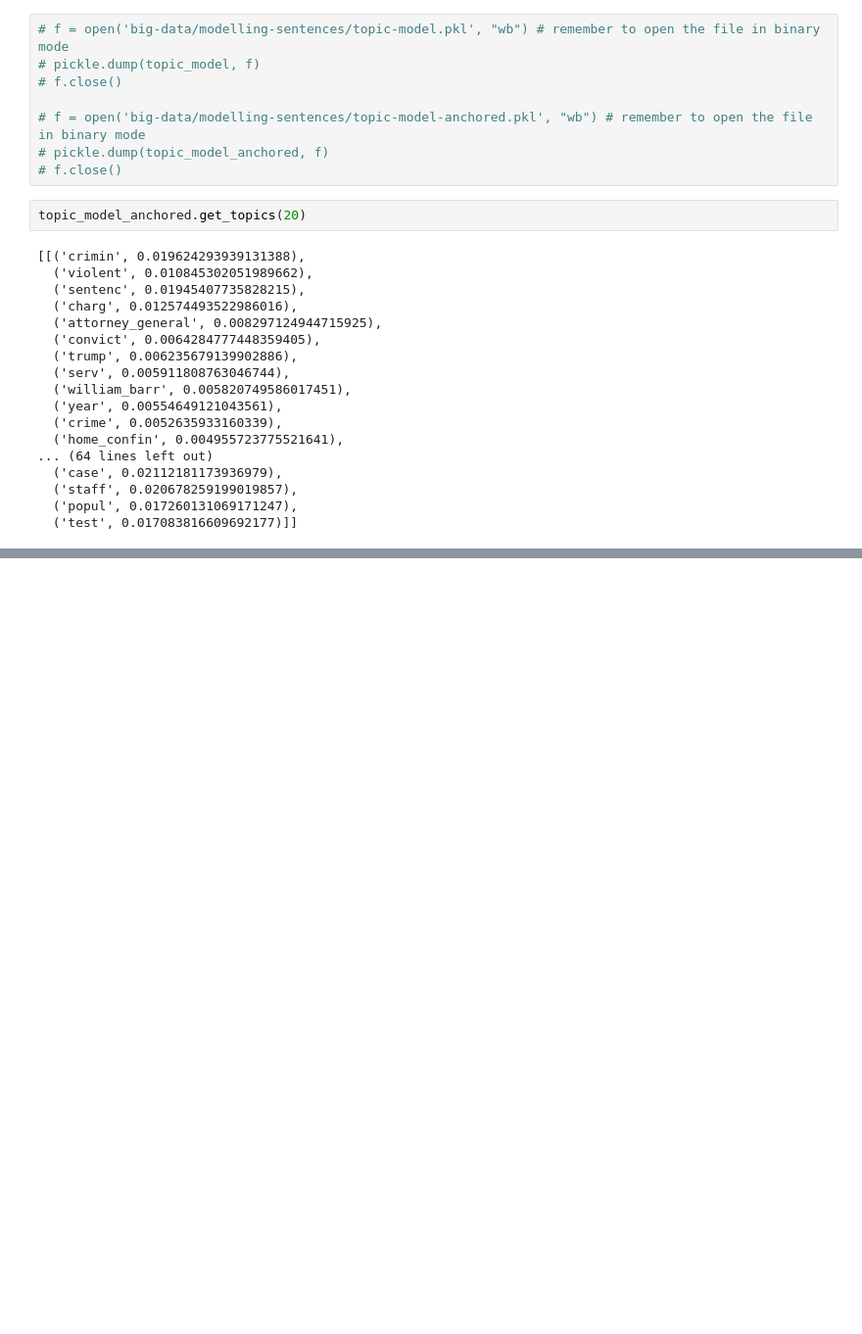
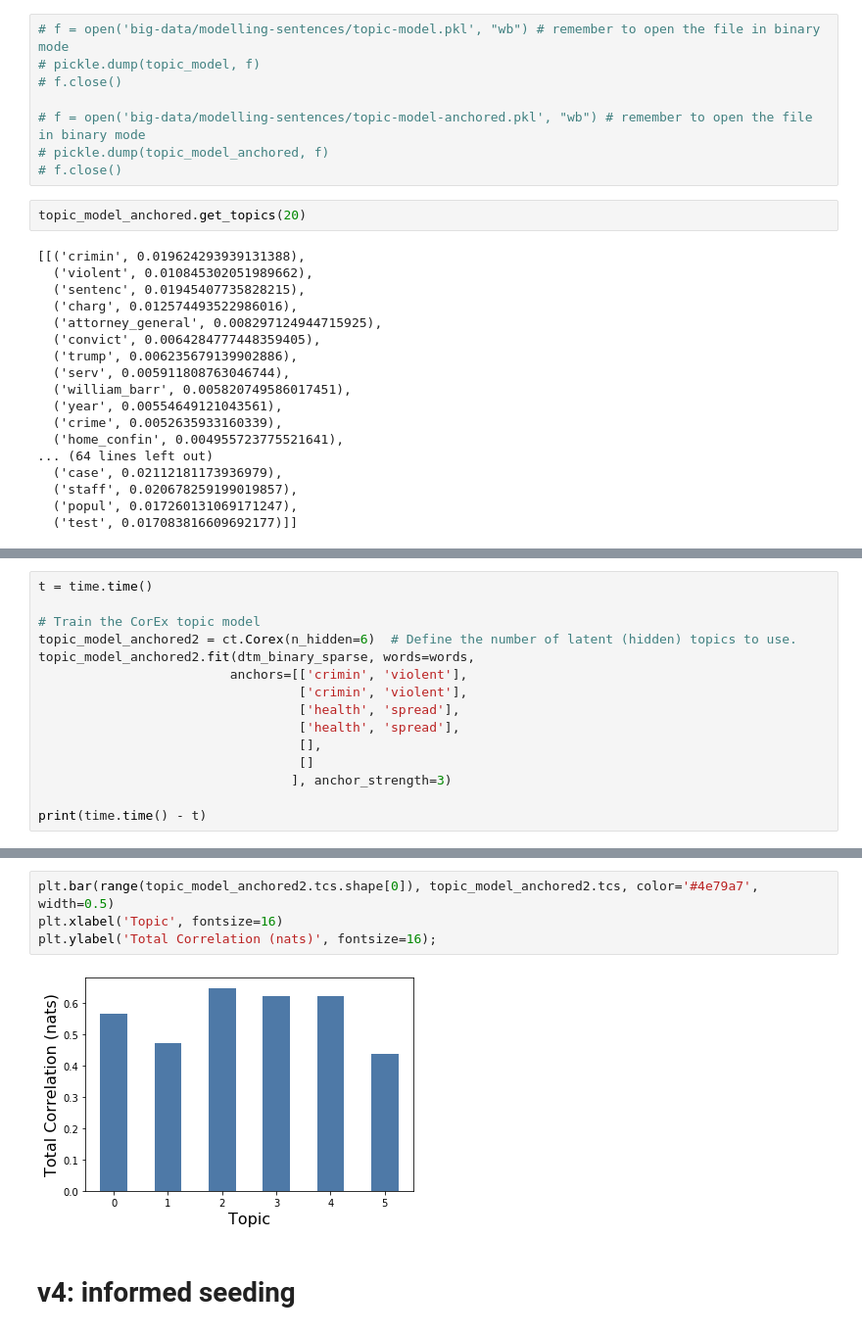
Before and after one commit to COVID19-DVRN/P_13a-Public-sentiment-toward-government-handling-of-COVID-19-and-treatment-of-the-incarcerated-, a Jupyter notebook: notebooks/TopicModeling.ipynb, the cells around one changed output, grey strips where cells are left out. Shown at 98% size. Cells and saved outputs as stored; diff of their text form; blank space fills up the shorter version.

```diff
--- a/notebooks/TopicModeling.ipynb
+++ b/notebooks/TopicModeling.ipynb
@@ -639,0 +674,15 @@ the civil rights group announced on friday that ice agreed to release two immigr
+# %%
+t = time.time()
+
+# Train the CorEx topic model
+topic_model_anchored2 = ct.Corex(n_hidden=6)  # Define the number of latent (hidden) topics to use.
+topic_model_anchored2.fit(dtm_binary_sparse, words=words,
+                         anchors=[['crimin', 'violent'],
+                                  ['crimin', 'violent'],
+                                  ['health', 'spread'],
+                                  ['health', 'spread'],
+                                  [],
+                                  []
+                                 ], anchor_strength=3)
+
+print(time.time() - t)
@@ -639,0 +741,8 @@ the civil rights group announced on friday that ice agreed to release two immigr
+# %%
+plt.bar(range(topic_model_anchored2.tcs.shape[0]), topic_model_anchored2.tcs, color='#4e79a7', width=0.5)
+plt.xlabel('Topic', fontsize=16)
+plt.ylabel('Total Correlation (nats)', fontsize=16);
+# %% [output]
+[figure, added]
+# %% [markdown]
+# v4: informed seeding
```
Also changed, not shown: parts of 15 cells of this notebook.
